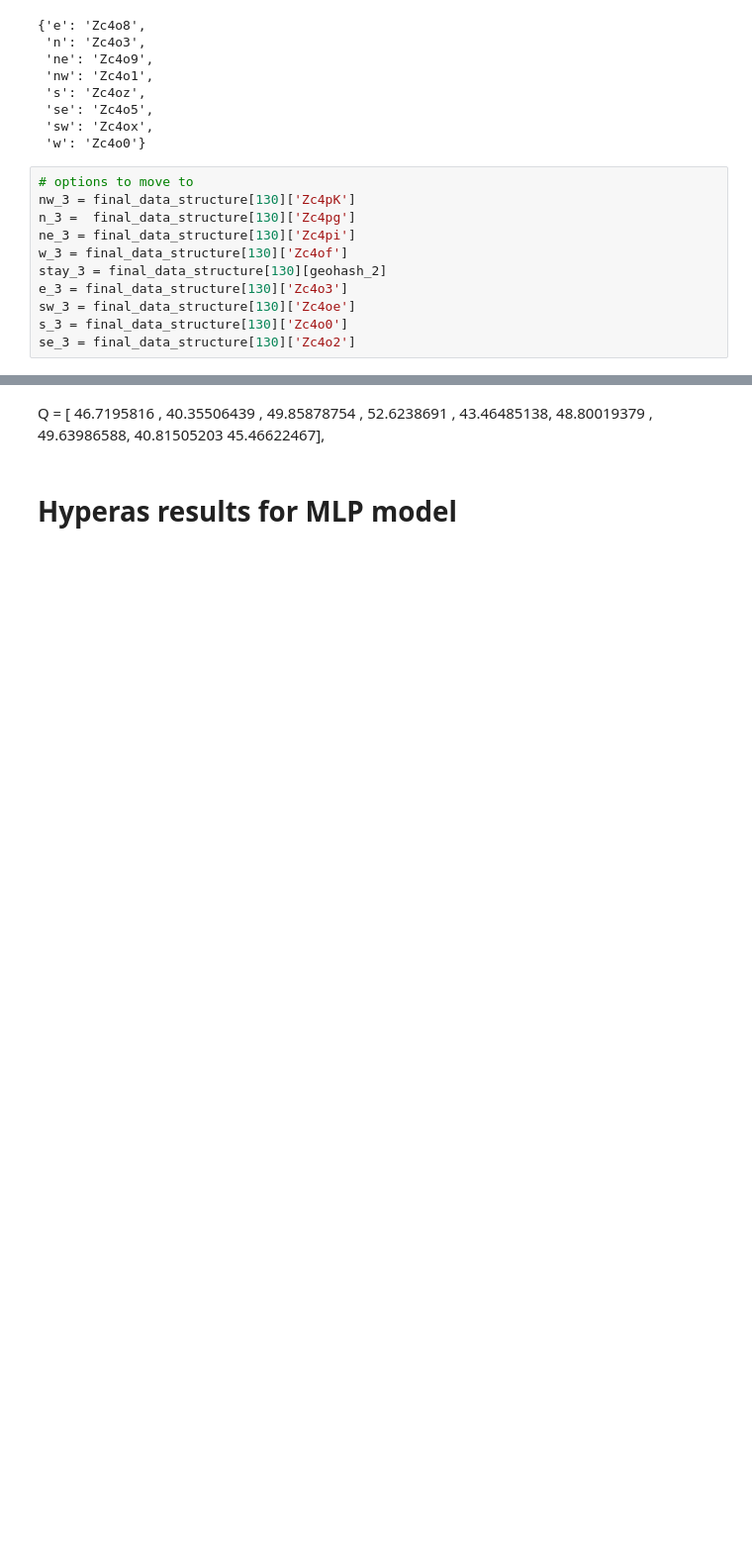
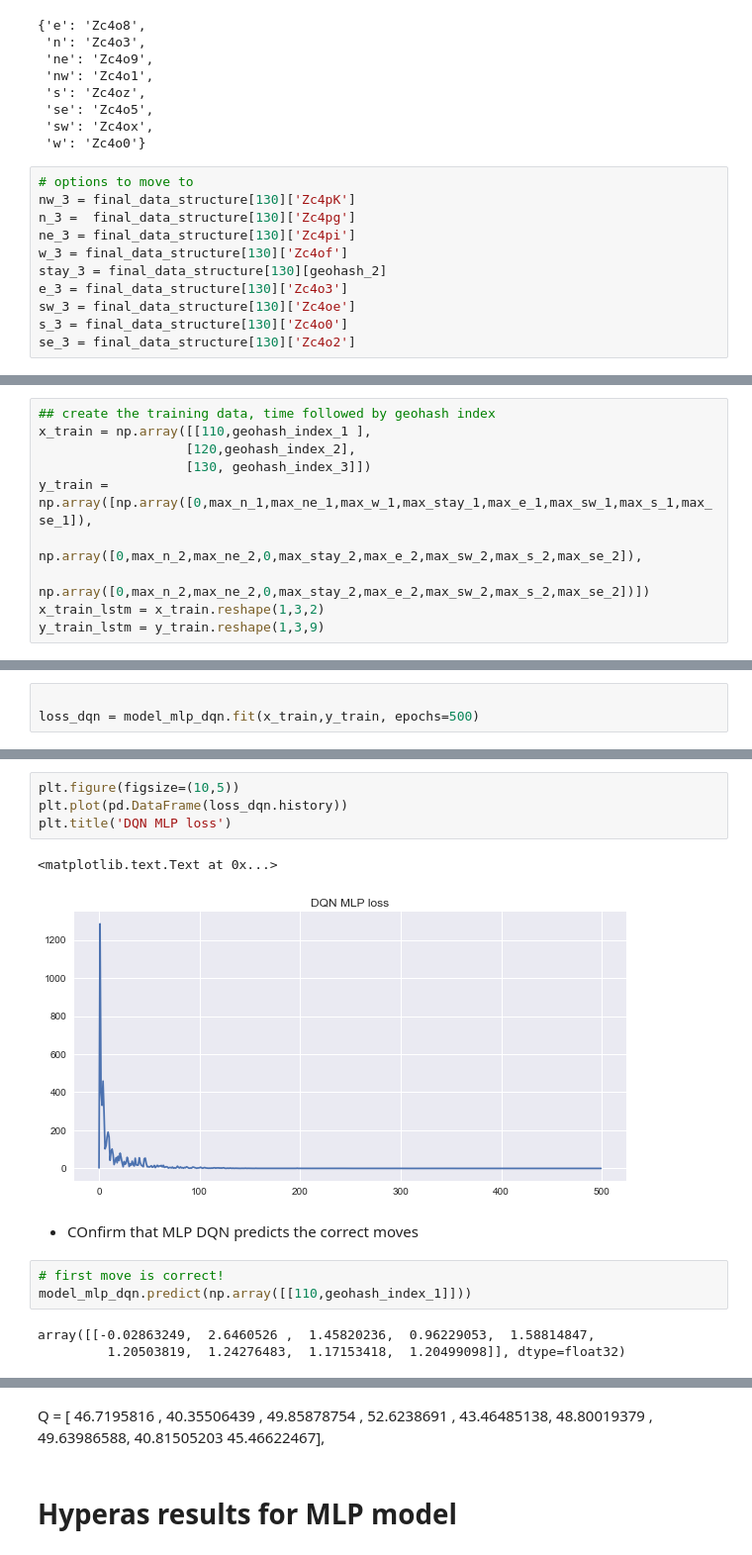
Before and after one commit to jonhilgart22/UNH-projects, a Jupyter notebook: deep_learning/notebooks/Jonathan_Hilgart-1.1-Taxi_cab_EDA.ipynb, the cells around one changed output, grey strips where cells are left out. Shown: that part at 99% size. Cells and saved outputs as stored; diff of their text form; blank space fills up the shorter version.

```diff
--- a/deep_learning/notebooks/Jonathan_Hilgart-1.1-Taxi_cab_EDA.ipynb
+++ b/deep_learning/notebooks/Jonathan_Hilgart-1.1-Taxi_cab_EDA.ipynb
@@ -612,0 +524,10 @@ se_3 = final_data_structure[130]['Zc4o2']
+# %%
+## create the training data, time followed by geohash index
+x_train = np.array([[110,geohash_index_1 ],
+                   [120,geohash_index_2],
+                   [130, geohash_index_3]])
+y_train = np.array([np.array([0,max_n_1,max_ne_1,max_w_1,max_stay_1,max_e_1,max_sw_1,max_s_1,max_se_1]),
+                   np.array([0,max_n_2,max_ne_2,0,max_stay_2,max_e_2,max_sw_2,max_s_2,max_se_2]),
+                   np.array([0,max_n_2,max_ne_2,0,max_stay_2,max_e_2,max_sw_2,max_s_2,max_se_2])])
+x_train_lstm = x_train.reshape(1,3,2)
+y_train_lstm = y_train.reshape(1,3,9)
@@ -612,0 +551,3 @@ se_3 = final_data_structure[130]['Zc4o2']
+# %%
+
+loss_dqn = model_mlp_dqn.fit(x_train,y_train, epochs=500)
@@ -612,0 +572,15 @@ se_3 = final_data_structure[130]['Zc4o2']
+# %%
+plt.figure(figsize=(10,5))
+plt.plot(pd.DataFrame(loss_dqn.history))
+plt.title('DQN MLP loss')
+# %% [output]
+<matplotlib.text.Text at 0x...>
+[figure, added]
+# %% [markdown]
+- COnfirm that MLP DQN  predicts the correct moves
+# %%
+# first move is correct!
+model_mlp_dqn.predict(np.array([[110,geohash_index_1]]))
+# %% [output]
+array([[-0.02863249,  2.6460526 ,  1.45820236,  0.96229053,  1.58814847,
+         1.20503819,  1.24276483,  1.17153418,  1.20499098]], dtype=float32)
```
Also changed, not shown: parts of 101 cells of this notebook, 25 other files.
